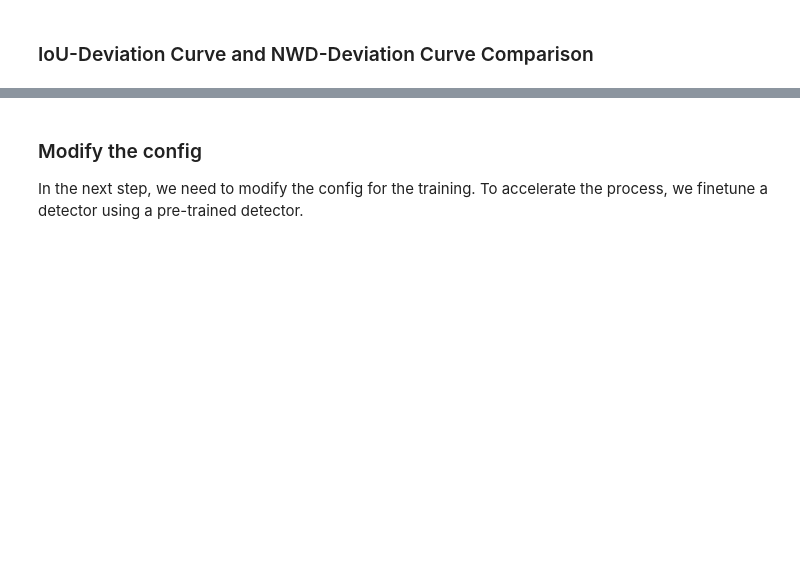
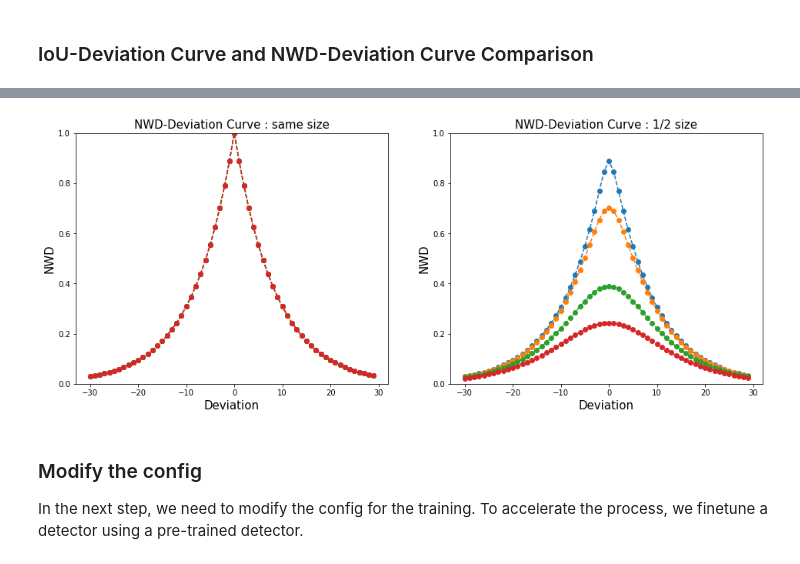
Before and after one commit to bhyun-kim/NWD, a Jupyter notebook: Tiny_Object_Detection_Normalized_Gaussian_Wasserstein_Distance.ipynb, the cells around one changed output, grey strips where cells are left out. Drawn from its saved outputs; the diff is of its cells as text; code cells hidden in the pictures; blank space fills up the shorter version.

```diff
--- a/Tiny_Object_Detection_Normalized_Gaussian_Wasserstein_Distance.ipynb
+++ b/Tiny_Object_Detection_Normalized_Gaussian_Wasserstein_Distance.ipynb
@@ -276,8 +287,8 @@ def collect_nwd_calculation(scales, dev_range, center_x, center_y, bbox1_size_fa
             width = bbox2_size_factor*scale
             height = bbox2_size_factor*scale
             bbox2 =  [center_x+deviation, center_y+deviation, width/2, height/2]
-            w_dist = wasserstein_distance(bbox1, bbox2)
-            # w_dist = norm(np.array([bbox1, bbox2]).T, ord=2)
+            # w_dist = wasserstein_distance(bbox1, bbox2) # scipy implementation may differ to paper's Wasserstein distance
+            w_dist = np.sqrt((bbox1[0]-bbox2[0])**2 + (bbox1[1]-bbox2[1])**2 + (bbox1[2]-bbox2[2])**2 + (bbox1[3]-bbox2[3])**2)
             nwd = np.exp(-np.sqrt(w_dist**2)/c)
             overlap_cal_result.append(nwd)
 
@@ -316,31 +329,33 @@ for result in overlap_cal_results_1 :
 # %%
 import matplotlib.pyplot as plt
 
 center_x, center_y = 256, 256
 bbox1_size_factor = 1
 bbox2_size_factor = [1, 0.5]
 scales = [4, 12, 32, 48]
 dev_range = [-30, 30]
-c = 4
+c = 12
 overlap_cal_results_0 = collect_nwd_calculation(scales,dev_range, center_x, center_y, bbox1_size_factor, bbox2_size_factor[0], c=c)
 overlap_cal_results_1 = collect_nwd_calculation(scales,dev_range, center_x, center_y, bbox1_size_factor, bbox2_size_factor[1], c=c)
 
 fig, axs = plt.subplots(1, 2, figsize=(16, 6))
 
 for result in overlap_cal_results_0 :
     axs[0].plot(np.arange(dev_range[0], dev_range[1]), result, 'o--')
     axs[0].set_xlabel('Deviation', fontsize=15)
     axs[0].set_ylabel('NWD', fontsize=15)
     axs[0].set_title('NWD-Deviation Curve : same size', fontsize=15)
     axs[0].set_ylim(0, 1.0)
 
 
 for result in overlap_cal_results_1 :
     axs[1].plot(np.arange(dev_range[0], dev_range[1]), result, 'o--')
     axs[1].set_xlabel('Deviation', fontsize=15)
     axs[1].set_ylabel('NWD', fontsize=15)
     axs[1].set_title('NWD-Deviation Curve : 1/2 size', fontsize=15)
     axs[1].set_ylim(0, 1.0)
+# %% [output]
+[figure, added]
 # %%
 # NWD-based label assginment
 
```
Also changed, not shown: parts of 8 cells of this notebook.
